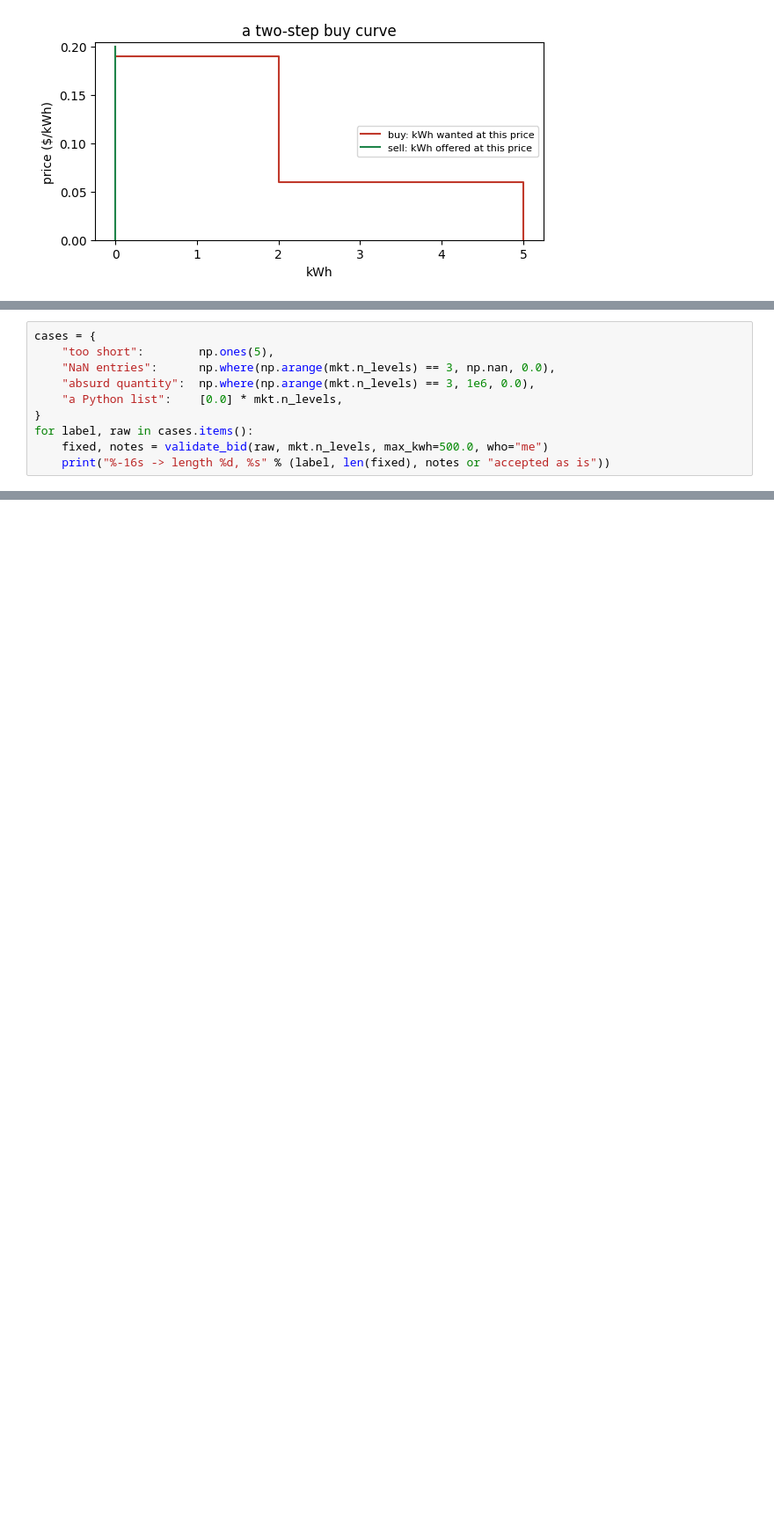
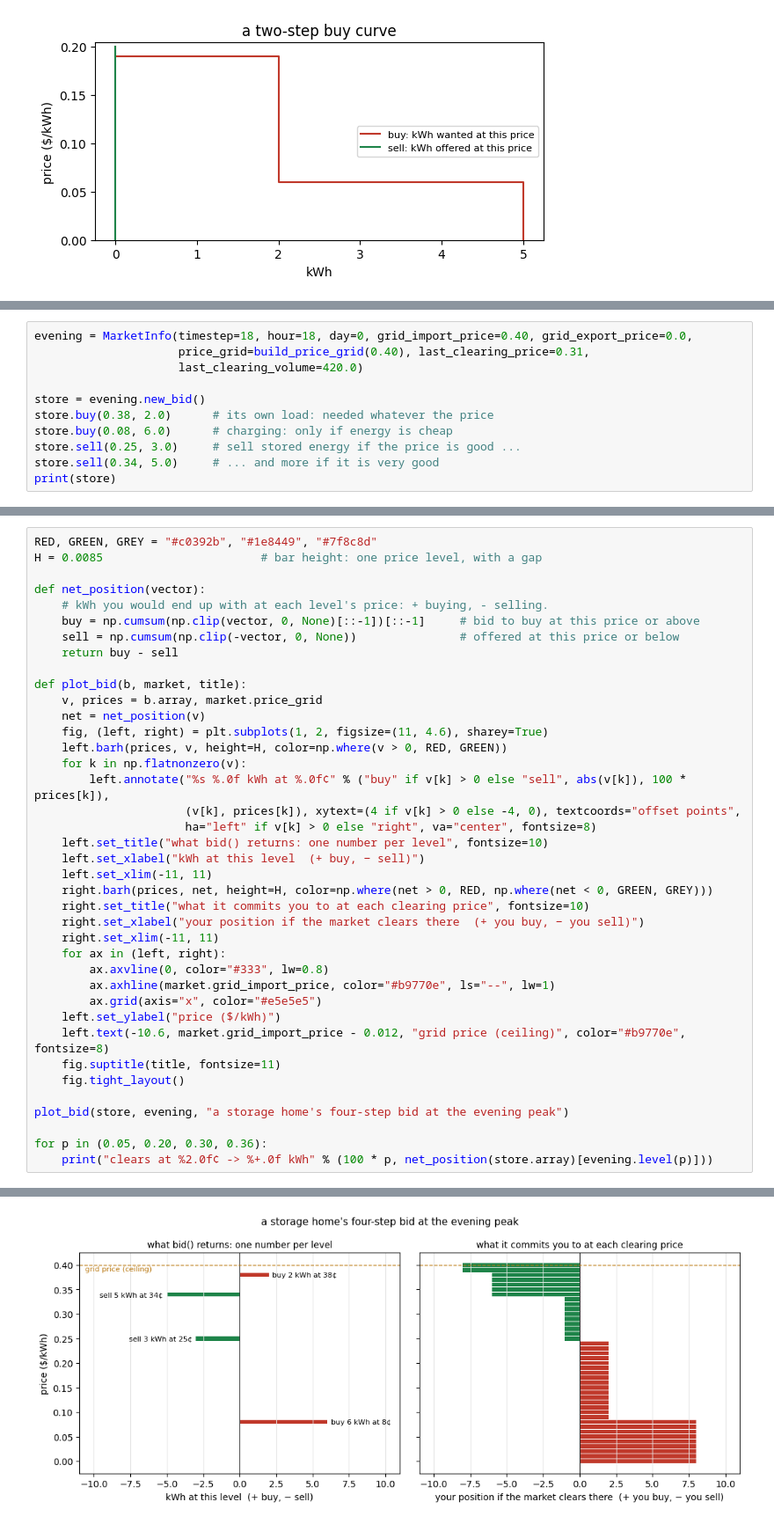
Before and after one commit to TimCDiller/annex_96_p2p, a Jupyter notebook: docs/building_an_agent.ipynb, the cells around one changed output, grey strips where cells are left out. Shown at 88% size. Cells and saved outputs as stored; diff of their text form; blank space fills up the shorter version.

```diff
--- a/docs/building_an_agent.ipynb
+++ b/docs/building_an_agent.ipynb
@@ -346,11 +344,12 @@ run's warnings:
 # %%
-cases = {
-    "too short":        np.ones(5),
-    "NaN entries":      np.where(np.arange(mkt.n_levels) == 3, np.nan, 0.0),
-    "absurd quantity":  np.where(np.arange(mkt.n_levels) == 3, 1e6, 0.0),
-    "a Python list":    [0.0] * mkt.n_levels,
-}
-for label, raw in cases.items():
-    fixed, notes = validate_bid(raw, mkt.n_levels, max_kwh=500.0, who="me")
-    print("%-16s -> length %d, %s" % (label, len(fixed), notes or "accepted as is"))
+evening = MarketInfo(timestep=18, hour=18, day=0, grid_import_price=0.40, grid_export_price=0.0,
+                     price_grid=build_price_grid(0.40), last_clearing_price=0.31,
+                     last_clearing_volume=420.0)
+
+store = evening.new_bid()
+store.buy(0.38, 2.0)      # its own load: needed whatever the price
+store.buy(0.08, 6.0)      # charging: only if energy is cheap
+store.sell(0.25, 3.0)     # sell stored energy if the price is good ...
+store.sell(0.34, 5.0)     # ... and more if it is very good
+print(store)
 # %% [output]
@@ -419,0 +363,40 @@ table[table.price.isin([0.0, 0.01, 0.03, 0.05, 0.06, 0.07, 0.11, 0.12, 0.19, 0.2
+# %%
+RED, GREEN, GREY = "#c0392b", "#1e8449", "#7f8c8d"
+H = 0.0085                       # bar height: one price level, with a gap
+
+def net_position(vector):
+    # kWh you would end up with at each level's price: + buying, - selling.
+    buy = np.cumsum(np.clip(vector, 0, None)[::-1])[::-1]     # bid to buy at this price or above
+    sell = np.cumsum(np.clip(-vector, 0, None))               # offered at this price or below
+    return buy - sell
+
+def plot_bid(b, market, title):
+    v, prices = b.array, market.price_grid
+    net = net_position(v)
+    fig, (left, right) = plt.subplots(1, 2, figsize=(11, 4.6), sharey=True)
+    left.barh(prices, v, height=H, color=np.where(v > 0, RED, GREEN))
+    for k in np.flatnonzero(v):
+        left.annotate("%s %.0f kWh at %.0f¢" % ("buy" if v[k] > 0 else "sell", abs(v[k]), 100 * prices[k]),
+                      (v[k], prices[k]), xytext=(4 if v[k] > 0 else -4, 0), textcoords="offset points",
+                      ha="left" if v[k] > 0 else "right", va="center", fontsize=8)
+    left.set_title("what bid() returns: one number per level", fontsize=10)
+    left.set_xlabel("kWh at this level  (+ buy, − sell)")
+    left.set_xlim(-11, 11)
+    right.barh(prices, net, height=H, color=np.where(net > 0, RED, np.where(net < 0, GREEN, GREY)))
+    right.set_title("what it commits you to at each clearing price", fontsize=10)
+    right.set_xlabel("your position if the market clears there  (+ you buy, − you sell)")
+    right.set_xlim(-11, 11)
+    for ax in (left, right):
+        ax.axvline(0, color="#333", lw=0.8)
+        ax.axhline(market.grid_import_price, color="#b9770e", ls="--", lw=1)
+        ax.grid(axis="x", color="#e5e5e5")
+    left.set_ylabel("price ($/kWh)")
+    left.text(-10.6, market.grid_import_price - 0.012, "grid price (ceiling)", color="#b9770e", fontsize=8)
+    fig.suptitle(title, fontsize=11)
+    fig.tight_layout()
+
+plot_bid(store, evening, "a storage home's four-step bid at the evening peak")
+
+for p in (0.05, 0.20, 0.30, 0.36):
+    print("clears at %2.0f¢ -> %+.0f kWh" % (100 * p, net_position(store.array)[evening.level(p)]))
+# %% [output]
@@ -419,0 +407 @@ table[table.price.isin([0.0, 0.01, 0.03, 0.05, 0.06, 0.07, 0.11, 0.12, 0.19, 0.2
+[figure, added]
```
Also changed, not shown: parts of 67 cells of this notebook.
